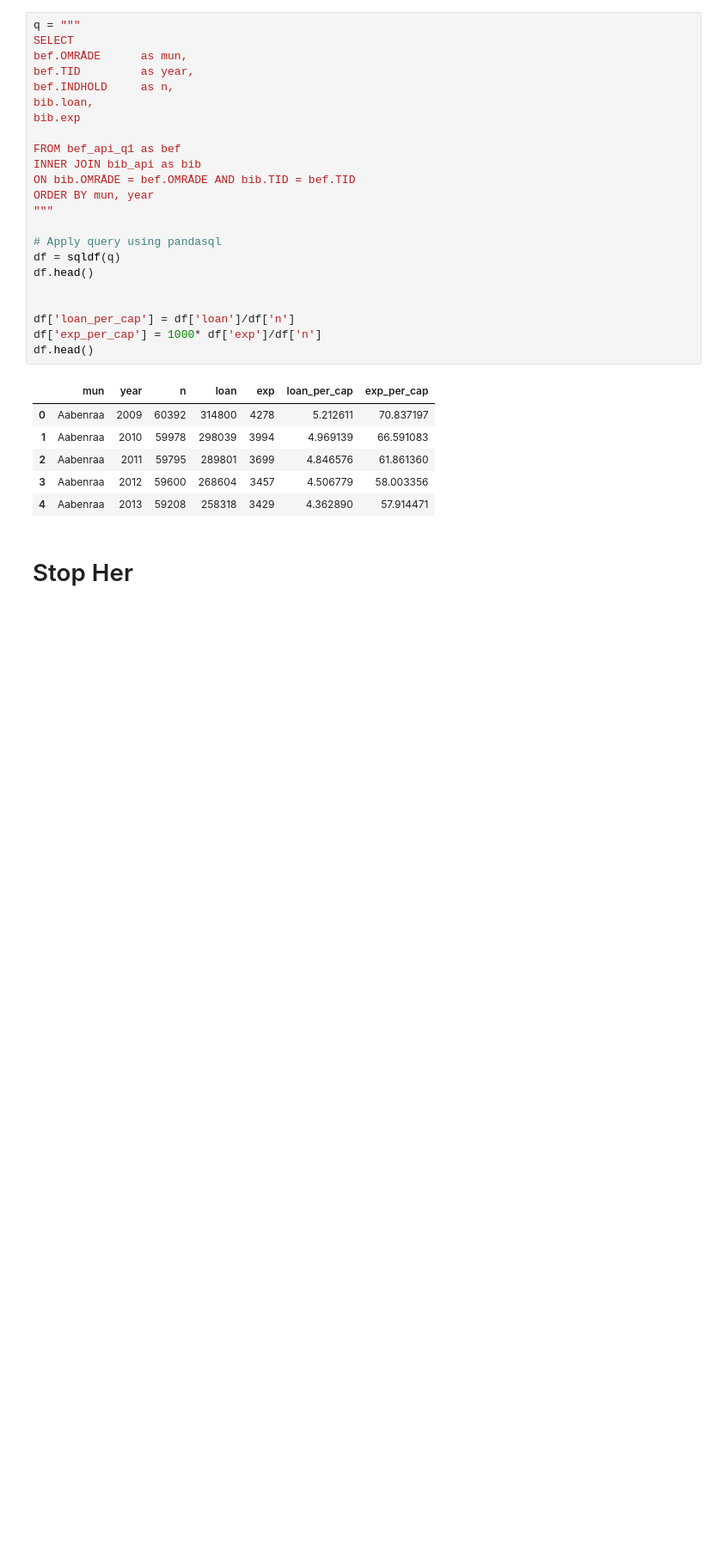
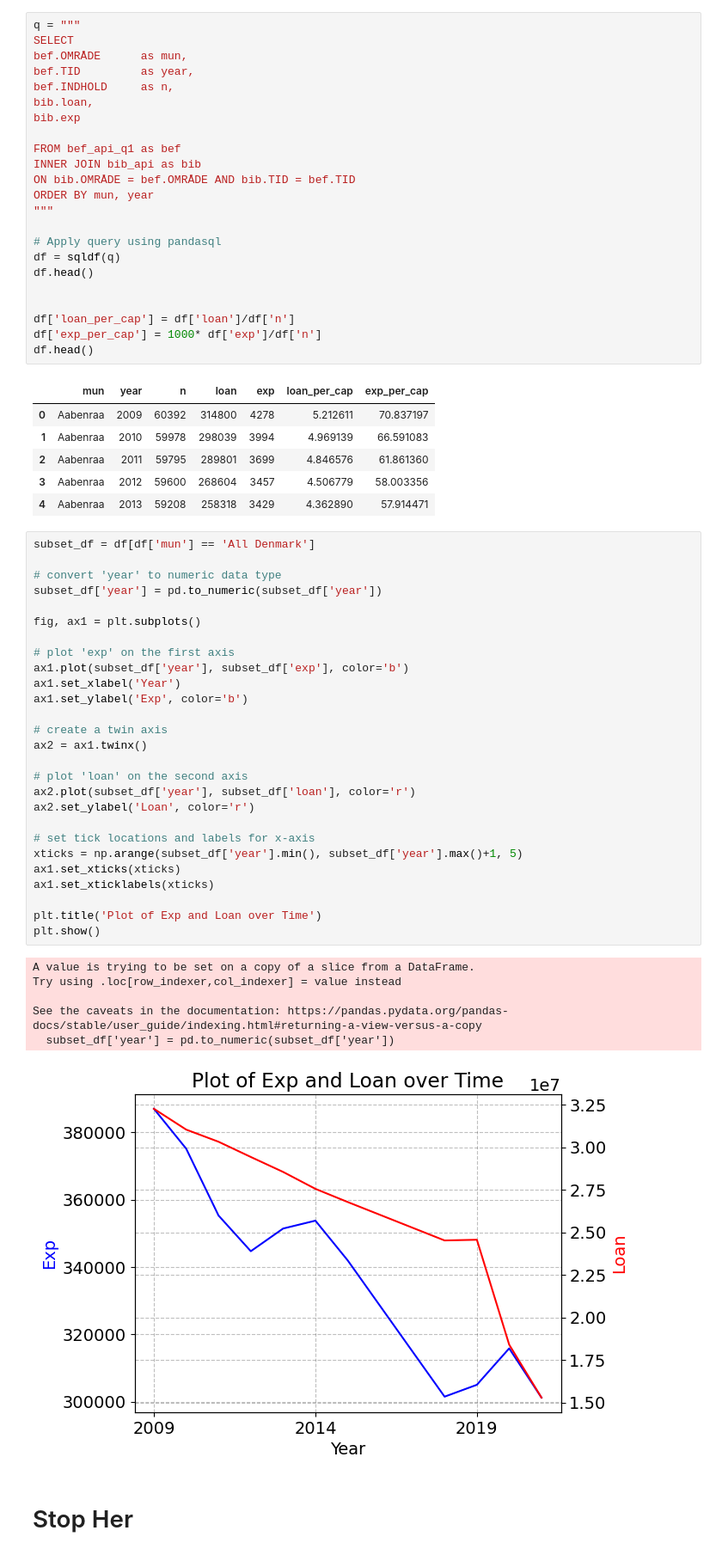
Before and after one commit to NumEconCopenhagen/projects-2023-mathias-emma, a Jupyter notebook: dataproject/dataproject2.ipynb, the cells around one changed output. Shown at 86% size. Saved outputs shown, nothing was run; the diff lists cells and outputs as text; blank space fills up the shorter version.

Commit message:
plot1

```diff
--- a/dataproject/dataproject2.ipynb
+++ b/dataproject/dataproject2.ipynb
@@ -194,6 +194,40 @@ df.head()
 | 2 | Aabenraa | 2011 | 59795 | 289801 | 3699 | 4.846576 | 61.861360 |
 | 3 | Aabenraa | 2012 | 59600 | 268604 | 3457 | 4.506779 | 58.003356 |
 | 4 | Aabenraa | 2013 | 59208 | 258318 | 3429 | 4.362890 | 57.914471 |
+# %%
+subset_df = df[df['mun'] == 'All Denmark']
+
+# convert 'year' to numeric data type
+subset_df['year'] = pd.to_numeric(subset_df['year'])
+
+fig, ax1 = plt.subplots()
+
+# plot 'exp' on the first axis
+ax1.plot(subset_df['year'], subset_df['exp'], color='b')
+ax1.set_xlabel('Year')
+ax1.set_ylabel('Exp', color='b')
+
+# create a twin axis
+ax2 = ax1.twinx()
+
+# plot 'loan' on the second axis
+ax2.plot(subset_df['year'], subset_df['loan'], color='r')
+ax2.set_ylabel('Loan', color='r')
+
+# set tick locations and labels for x-axis
+xticks = np.arange(subset_df['year'].min(), subset_df['year'].max()+1, 5)
+ax1.set_xticks(xticks)
+ax1.set_xticklabels(xticks)
+
+plt.title('Plot of Exp and Loan over Time')
+plt.show()
+# %% [output]
+A value is trying to be set on a copy of a slice from a DataFrame.
+Try using .loc[row_indexer,col_indexer] = value instead
+
+See the caveats in the documentation: https://pandas.pydata.org/pandas-docs/stable/user_guide/indexing.html#returning-a-view-versus-a-copy
+  subset_df['year'] = pd.to_numeric(subset_df['year'])
+[figure, added]
 # %% [markdown]
 # Stop Her
 # %%
```
